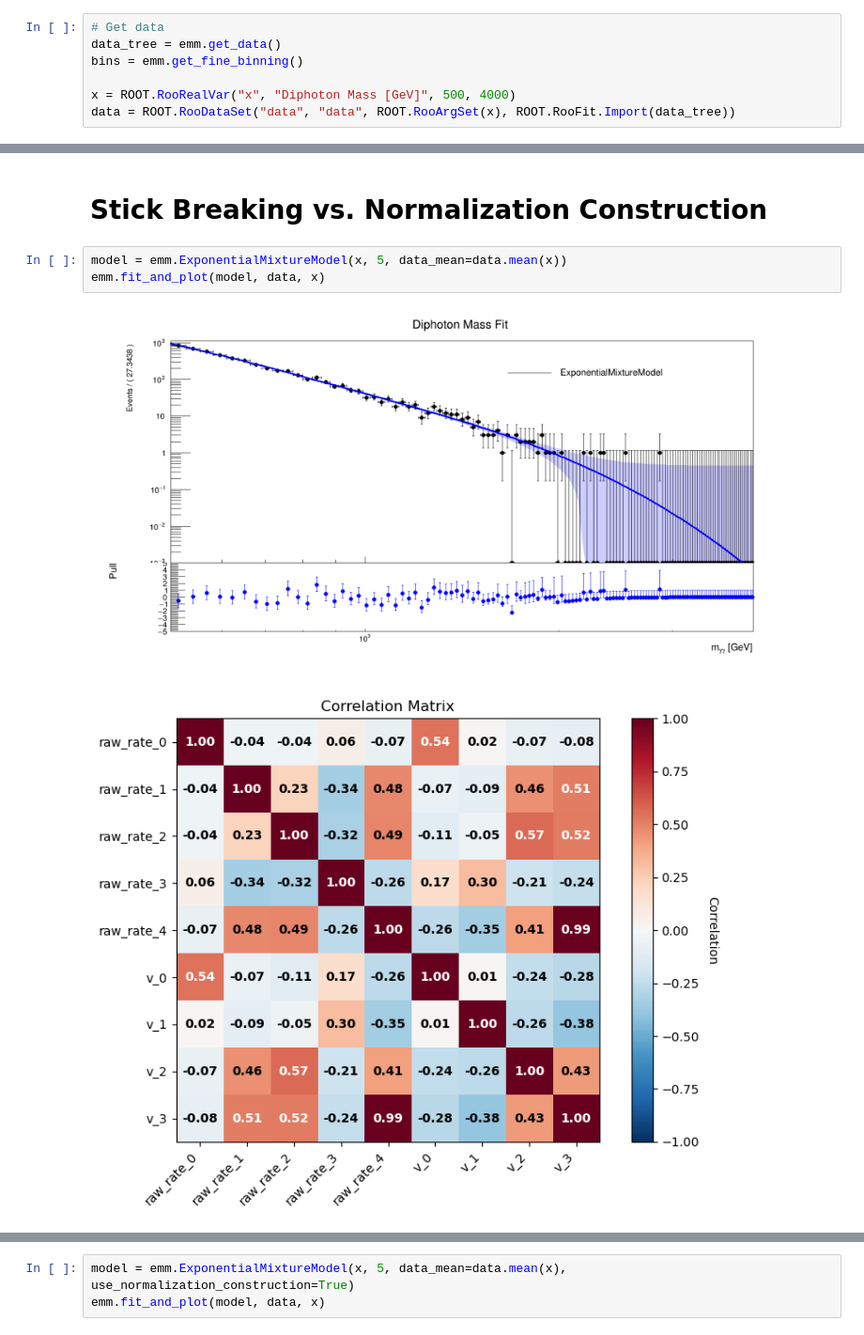
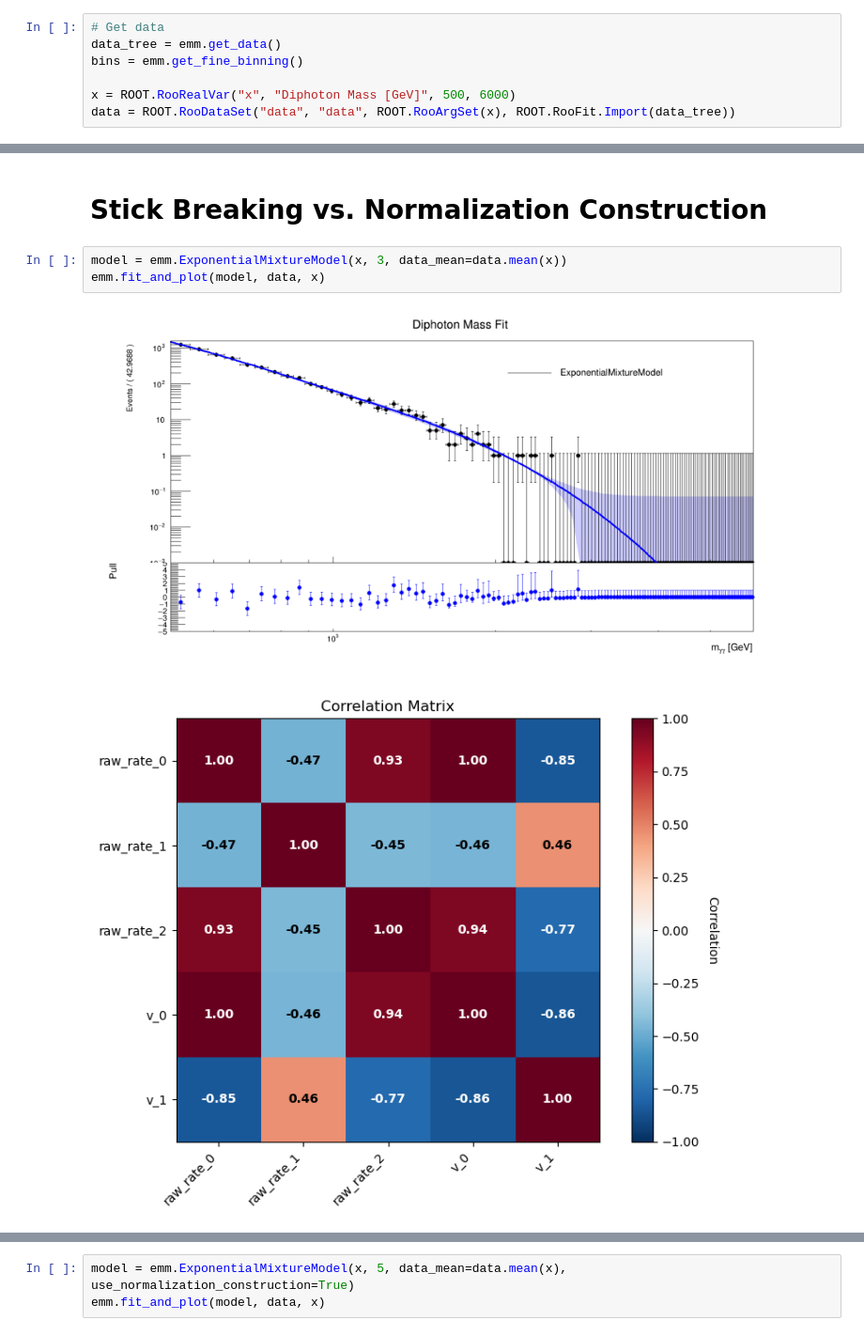
Before and after one commit to atownse2/ExponentialMixtureModel, a Jupyter notebook: emm_dev.ipynb, the cells around one changed output, grey strips where cells are left out. Shown at 94% size. Drawn from its saved outputs; the diff is of its cells as text.

```diff
--- a/emm_dev.ipynb
+++ b/emm_dev.ipynb
@@ -6,16 +6,16 @@ import emm
 data_tree = emm.get_data()
 bins = emm.get_fine_binning()
 
-x = ROOT.RooRealVar("x", "Diphoton Mass [GeV]", 500, 4000)
+x = ROOT.RooRealVar("x", "Diphoton Mass [GeV]", 500, 6000)
 data = ROOT.RooDataSet("data", "data", ROOT.RooArgSet(x), ROOT.RooFit.Import(data_tree))
 # %% [output]
 Loaded 5036 diphoton invariant masses from data.
 # %% [markdown]
 # Stick Breaking vs. Normalization Construction
 # %%
-model = emm.ExponentialMixtureModel(x, 5, data_mean=data.mean(x))
+model = emm.ExponentialMixtureModel(x, 3, data_mean=data.mean(x))
 emm.fit_and_plot(model, data, x)
 # %% [output]
-[figure, old version]
+[figure, new version]
-[figure, old version]
+[figure, new version]
 Model: ExponentialMixtureModel
```
Also changed, not shown: parts of 4 cells of this notebook, 1 other file.
